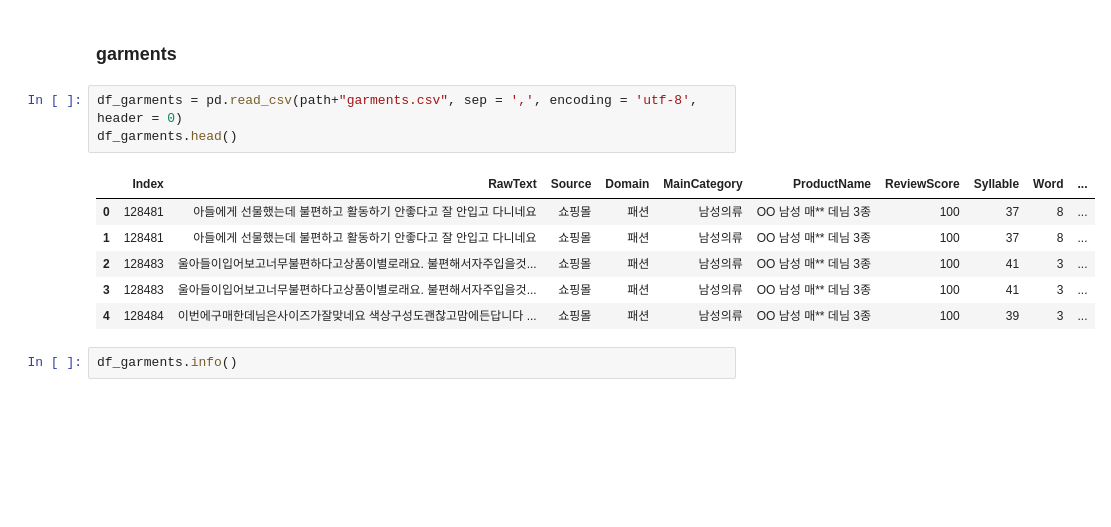
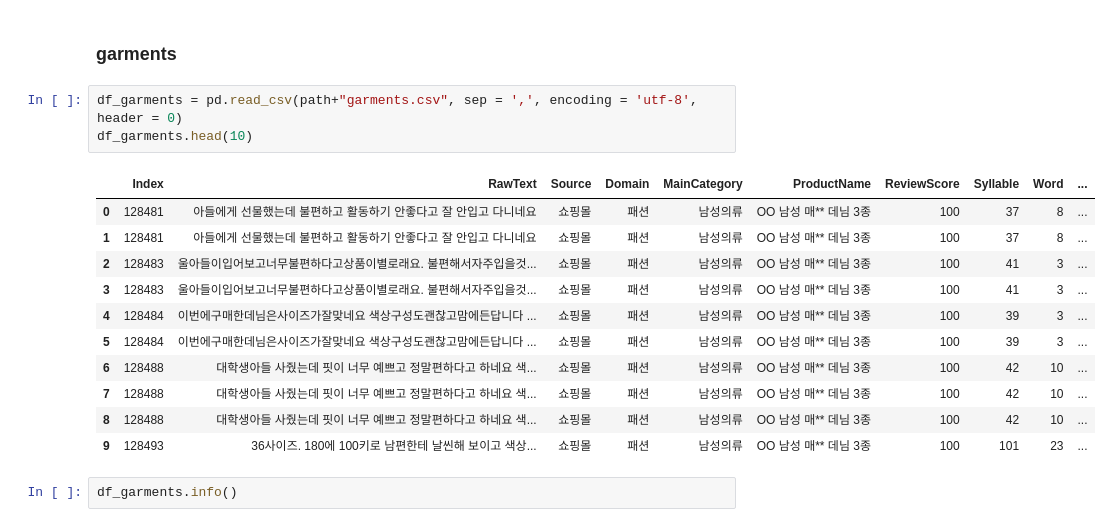
Before and after one commit to emo-compass/compass, a Jupyter notebook: notebooks/aspect-modeling/lstm1-1.ipynb, the cells around one changed output. Drawn from its saved outputs; the diff is of its cells as text; blank space fills up the shorter version.

```diff
--- a/notebooks/aspect-modeling/lstm1-1.ipynb
+++ b/notebooks/aspect-modeling/lstm1-1.ipynb
@@ -99,14 +101,19 @@ Name: Aspect, dtype: int64
 ### garments
 # %%
 df_garments = pd.read_csv(path+"garments.csv", sep = ',', encoding = 'utf-8', header = 0)
-df_garments.head()
+df_garments.head(10)
 # %% [output]
 |  | Index | RawText | Source | Domain | MainCategory | ProductName | ReviewScore | Syllable | Word | ... |
 | 0 | 128481 | 아들에게 선물했는데 불편하고 활동하기 안좋다고 잘 안입고 다니네요 | 쇼핑몰 | 패션 | 남성의류 | OO 남성 매** 데님 3종 | 100 | 37 | 8 | ... |
 | 1 | 128481 | 아들에게 선물했는데 불편하고 활동하기 안좋다고 잘 안입고 다니네요 | 쇼핑몰 | 패션 | 남성의류 | OO 남성 매** 데님 3종 | 100 | 37 | 8 | ... |
 | 2 | 128483 | 울아들이입어보고너무불편하다고상품이별로래요. 불편해서자주입을것... | 쇼핑몰 | 패션 | 남성의류 | OO 남성 매** 데님 3종 | 100 | 41 | 3 | ... |
 | 3 | 128483 | 울아들이입어보고너무불편하다고상품이별로래요. 불편해서자주입을것... | 쇼핑몰 | 패션 | 남성의류 | OO 남성 매** 데님 3종 | 100 | 41 | 3 | ... |
 | 4 | 128484 | 이번에구매한데님은사이즈가잘맞네요 색상구성도괜찮고맘에든답니다 ... | 쇼핑몰 | 패션 | 남성의류 | OO 남성 매** 데님 3종 | 100 | 39 | 3 | ... |
+| 5 | 128484 | 이번에구매한데님은사이즈가잘맞네요 색상구성도괜찮고맘에든답니다 ... | 쇼핑몰 | 패션 | 남성의류 | OO 남성 매** 데님 3종 | 100 | 39 | 3 | ... |
+| 6 | 128488 | 대학생아들 사줬는데 핏이 너무 예쁘고 정말편하다고 하네요 색... | 쇼핑몰 | 패션 | 남성의류 | OO 남성 매** 데님 3종 | 100 | 42 | 10 | ... |
+| 7 | 128488 | 대학생아들 사줬는데 핏이 너무 예쁘고 정말편하다고 하네요 색... | 쇼핑몰 | 패션 | 남성의류 | OO 남성 매** 데님 3종 | 100 | 42 | 10 | ... |
+| 8 | 128488 | 대학생아들 사줬는데 핏이 너무 예쁘고 정말편하다고 하네요 색... | 쇼핑몰 | 패션 | 남성의류 | OO 남성 매** 데님 3종 | 100 | 42 | 10 | ... |
+| 9 | 128493 | 36사이즈. 180에 100키로 남편한테 날씬해 보이고 색상... | 쇼핑몰 | 패션 | 남성의류 | OO 남성 매** 데님 3종 | 100 | 101 | 23 | ... |
 # %%
 df_garments.info()
 # %% [output]
```
Also changed, not shown: parts of 1 cell of this notebook.
